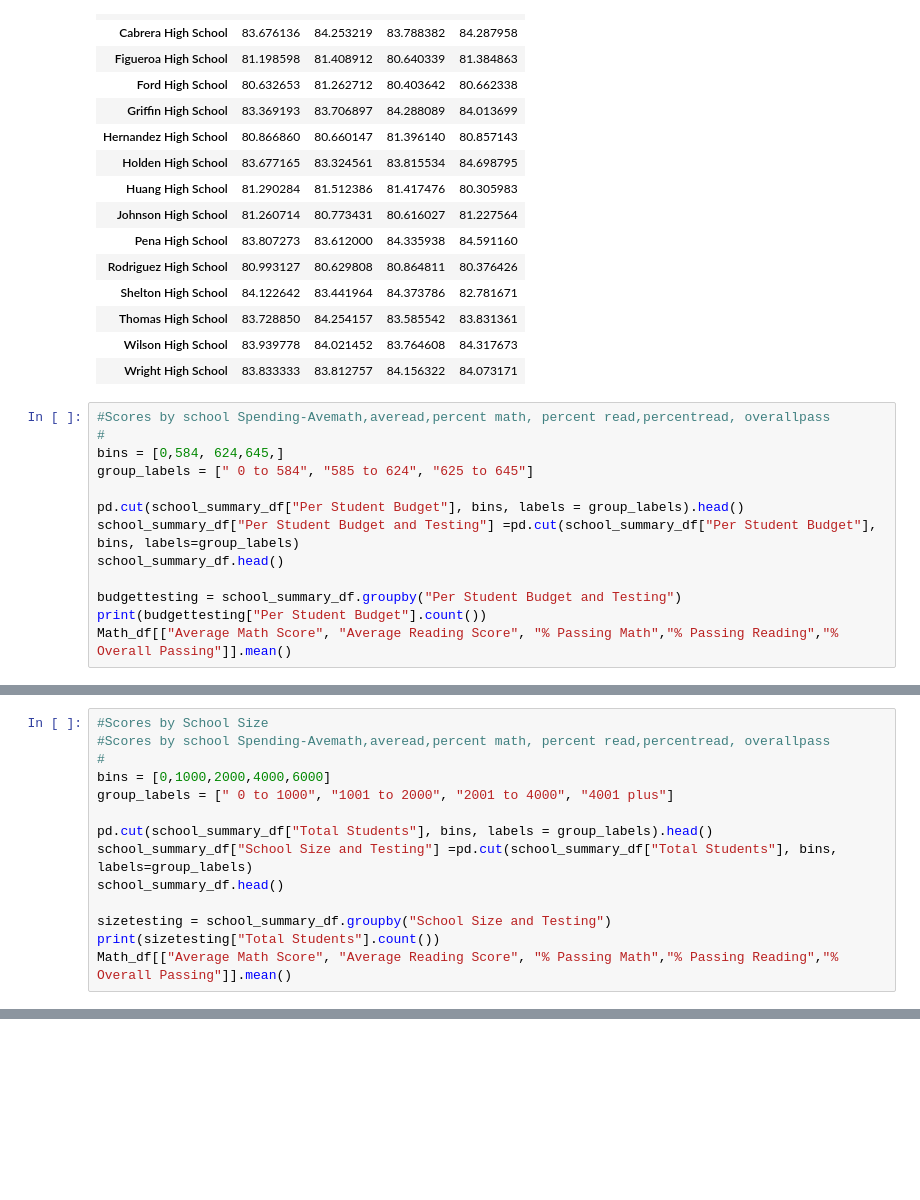
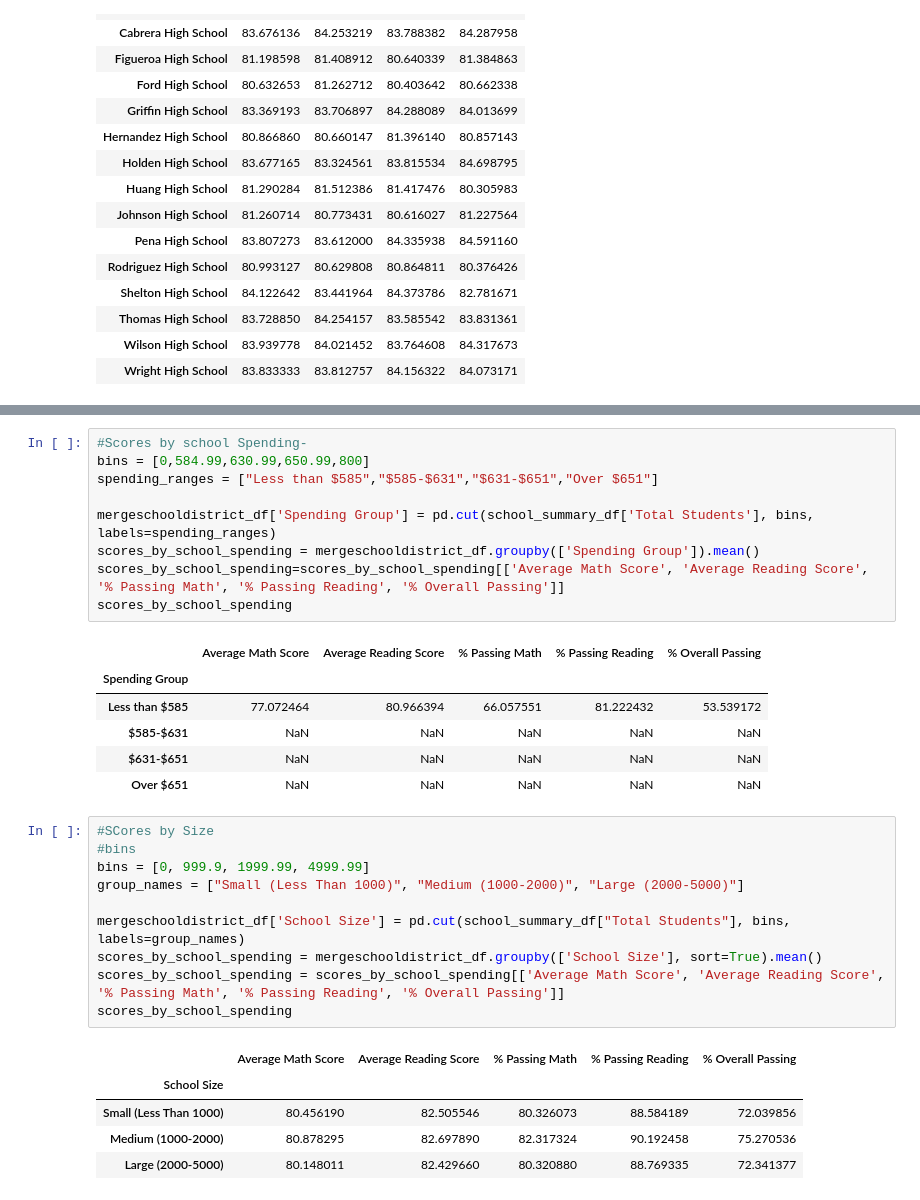
Before and after one commit to Cosette3737/Pandas-Challenge, a Jupyter notebook: PandasPyschool.ipynb, the cells around one changed output, grey strips where cells are left out. Cells and saved outputs as stored; diff of their text form; blank space fills up the shorter version.

```diff
--- a/PandasPyschool.ipynb
+++ b/PandasPyschool.ipynb
@@ -433,16 +257,3 @@ reading_score_df
 | Thomas High School | 83.728850 | 84.254157 | 83.585542 | 83.831361 |
 | Wilson High School | 83.939778 | 84.021452 | 83.764608 | 84.317673 |
 | Wright High School | 83.833333 | 83.812757 | 84.156322 | 84.073171 |
-# %%
-#Scores by school Spending-Avemath,averead,percent math, percent read,percentread, overallpass
-#
-bins = [0,584, 624,645,]
-group_labels = [" 0 to 584", "585 to 624", "625 to 645"]
-
-pd.cut(school_summary_df["Per Student Budget"], bins, labels = group_labels).head()
-school_summary_df["Per Student Budget and Testing"] =pd.cut(school_summary_df["Per Student Budget"], bins, labels=group_labels)
-school_summary_df.head()
-
-budgettesting = school_summary_df.groupby("Per Student Budget and Testing")
-print(budgettesting["Per Student Budget"].count())
-Math_df[["Average Math Score", "Average Reading Score", "% Passing Math","% Passing Reading","% Overall Passing"]].mean()
@@ -461,14 +259,0 @@ dtype: float64
-# %%
-#Scores by School Size
-#Scores by school Spending-Avemath,averead,percent math, percent read,percentread, overallpass
-#
-bins = [0,1000,2000,4000,6000]
-group_labels = [" 0 to 1000", "1001 to 2000", "2001 to 4000", "4001 plus"]
-
-pd.cut(school_summary_df["Total Students"], bins, labels = group_labels).head()
-school_summary_df["School Size and Testing"] =pd.cut(school_summary_df["Total Students"], bins, labels=group_labels)
-school_summary_df.head()
-
-sizetesting = school_summary_df.groupby("School Size and Testing")
-print(sizetesting["Total Students"].count())
-Math_df[["Average Math Score", "Average Reading Score", "% Passing Math","% Passing Reading","% Overall Passing"]].mean()
@@ -488 +260,33 @@ dtype: float64
+# %%
+#Scores by school Spending-
+bins = [0,584.99,630.99,650.99,800]
+spending_ranges = ["Less than $585","$585-$631","$631-$651","Over $651"]
+
+mergeschooldistrict_df['Spending Group'] = pd.cut(school_summary_df['Total Students'], bins, labels=spending_ranges)
+scores_by_school_spending = mergeschooldistrict_df.groupby(['Spending Group']).mean()
+scores_by_school_spending=scores_by_school_spending[['Average Math Score', 'Average Reading Score', '% Passing Math', '% Passing Reading', '% Overall Passing']]
+scores_by_school_spending
+# %% [output]
+|  | Average Math Score | Average Reading Score | % Passing Math | % Passing Reading | % Overall Passing |
+| Spending Group |  |  |  |  |  |
+| Less than $585 | 77.072464 | 80.966394 | 66.057551 | 81.222432 | 53.539172 |
+| $585-$631 | NaN | NaN | NaN | NaN | NaN |
+| $631-$651 | NaN | NaN | NaN | NaN | NaN |
+| Over $651 | NaN | NaN | NaN | NaN | NaN |
+# %%
+#SCores by Size
+#bins
+bins = [0, 999.9, 1999.99, 4999.99]
+group_names = ["Small (Less Than 1000)", "Medium (1000-2000)", "Large (2000-5000)"]
+
+mergeschooldistrict_df['School Size'] = pd.cut(school_summary_df["Total Students"], bins, labels=group_names)
+scores_by_school_spending = mergeschooldistrict_df.groupby(['School Size'], sort=True).mean()
+scores_by_school_spending = scores_by_school_spending[['Average Math Score', 'Average Reading Score', '% Passing Math', '% Passing Reading', '% Overall Passing']]
+scores_by_school_spending
+# %% [output]
+|  | Average Math Score | Average Reading Score | % Passing Math | % Passing Reading | % Overall Passing |
+| School Size |  |  |  |  |  |
+| Small (Less Than 1000) | 80.456190 | 82.505546 | 80.326073 | 88.584189 | 72.039856 |
+| Medium (1000-2000) | 80.878295 | 82.697890 | 82.317324 | 90.192458 | 75.270536 |
+| Large (2000-5000) | 80.148011 | 82.429660 | 80.320880 | 88.769335 | 72.341377 |
 # %%
```
Also changed, not shown: parts of 17 cells of this notebook.
